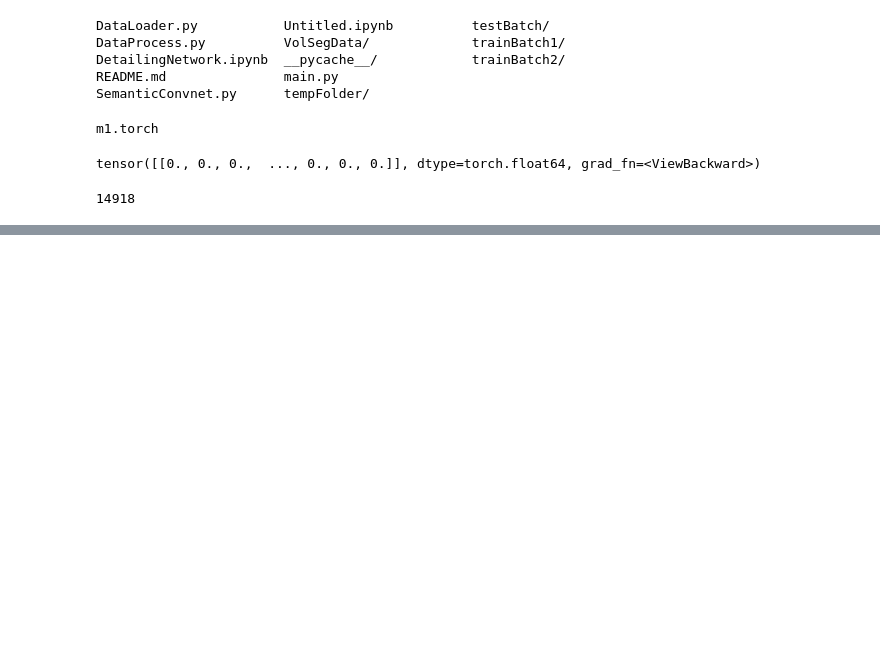
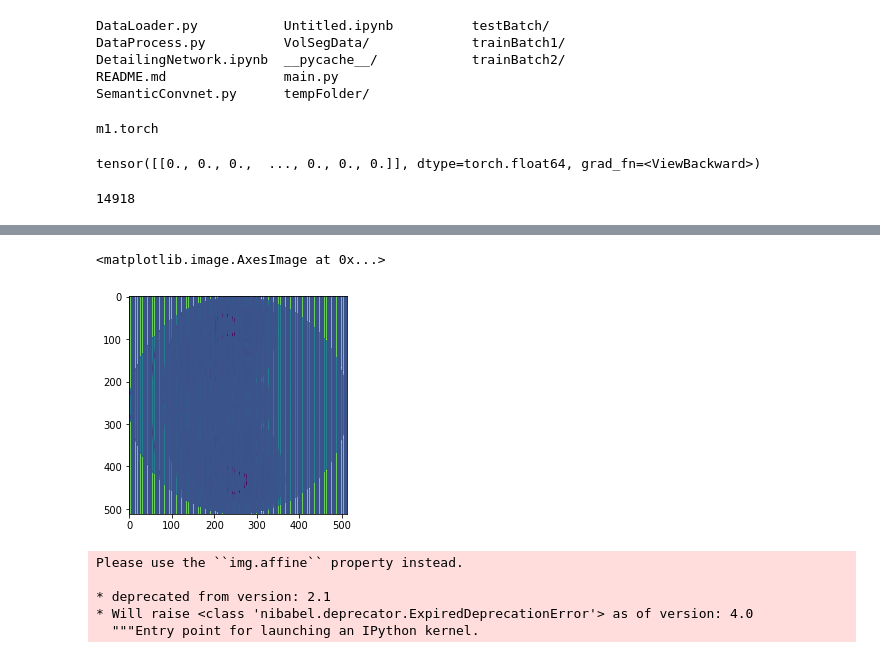
Before and after one commit to aju03/Image_Segmentation, a Jupyter notebook: Untitled.ipynb, the cells around one changed output, grey strips where cells are left out. Saved outputs shown, nothing was run; the diff lists cells and outputs as text; code cells hidden in the pictures; blank space fills up the shorter version.

```diff
--- a/Untitled.ipynb
+++ b/Untitled.ipynb
@@ -145,0 +168,16 @@ len(dataloader)
+# %%
+yii = yi.reshape(-1,4)
+g = np.dot(yii,x.affine)
+g = g.reshape(512,512)
+plt.imshow(g)
+# %% [output]
+<matplotlib.image.AxesImage at 0x...>
+[figure, added]
+# %%
+g = np.dot(x.get_affine(),yii )
+# %% [output]
+Please use the ``img.affine`` property instead.
+
+* deprecated from version: 2.1
+* Will raise <class 'nibabel.deprecator.ExpiredDeprecationError'> as of version: 4.0
+  """Entry point for launching an IPython kernel.
```
Also changed, not shown: parts of 21 cells of this notebook, 7 other files.
